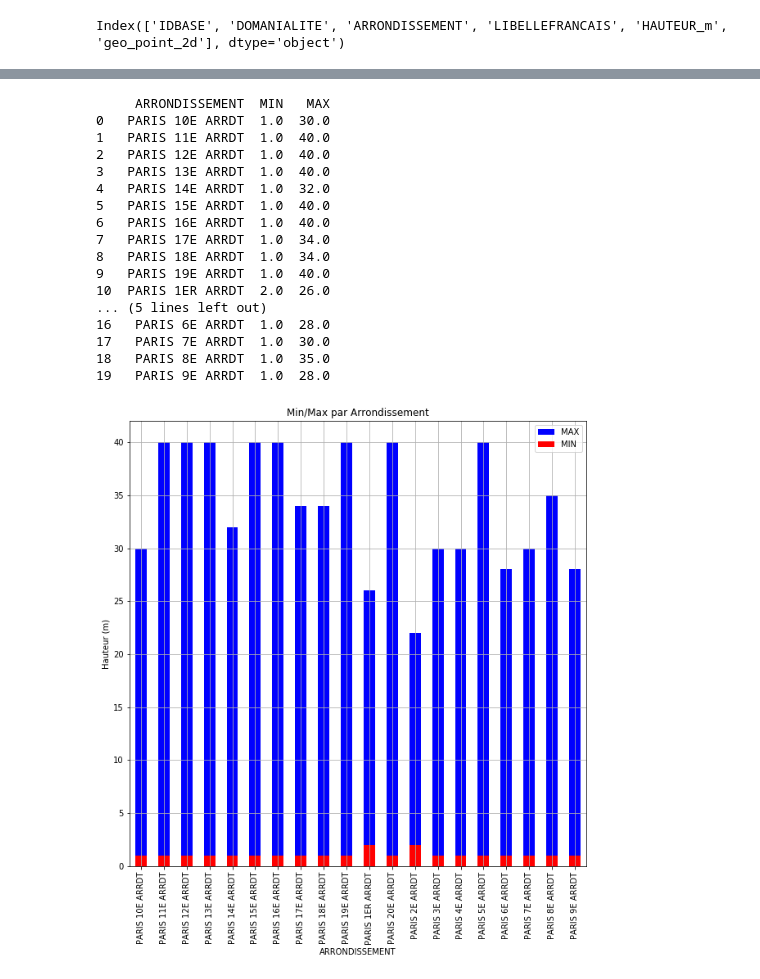
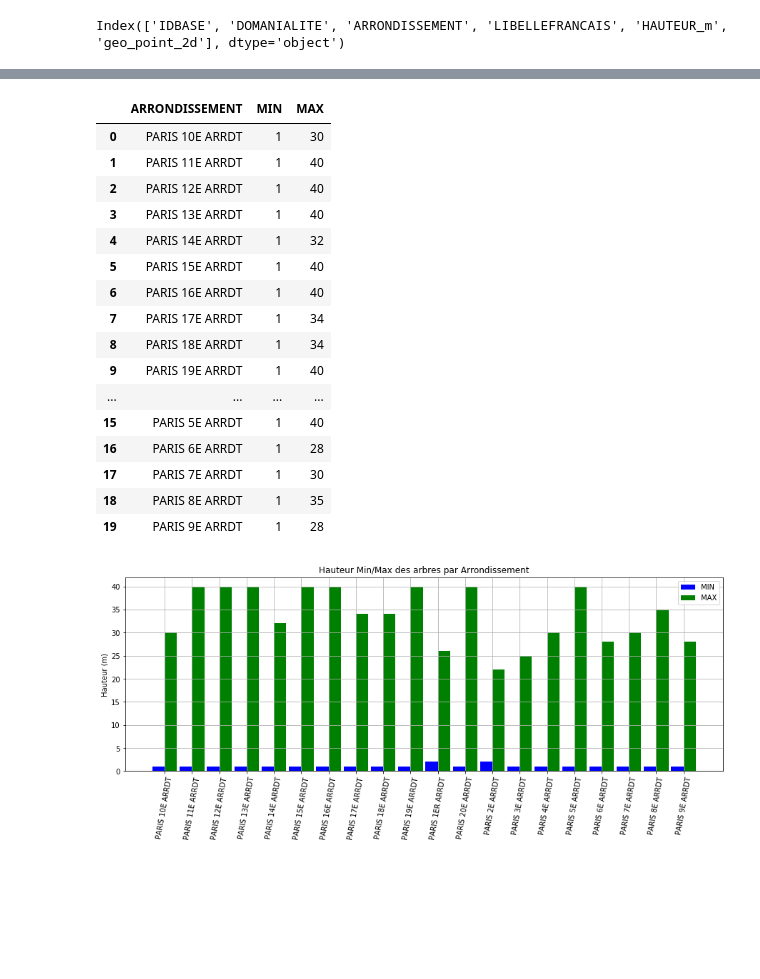
Before and after one commit to emarciano78/ArbresParis, a Jupyter notebook: arbres.ipynb, the cells around one changed output, grey strips where cells are left out. Saved outputs shown, nothing was run; the diff lists cells and outputs as text; code cells hidden in the pictures; blank space fills up the shorter version.

```diff
--- a/arbres.ipynb
+++ b/arbres.ipynb
@@ -7,12 +11,13 @@ from tabulate import tabulate      #pip install tabulate
 # %%
+# Parametrage de Pandas et de MatPlotLib
+
 pd.set_option('display.max_columns', 50)    # Force pandas à afficher plus de 8 colonnes
-pd.set_option('display.width', 1000)        # Force à afficher plus de 80 ligne
+pd.set_option('display.max_rows', 1000)     # Force à afficher plus de 80 ligne
+pd.set_option('display.width', 1000)        # Force à afficher les longues chaines
 
 # Définit la taille des graphiques
 # Get current size
 fig_size = plt.rcParams["figure.figsize"]
-
-# Prints: [8.0, 6.0]
 print ("Current size:", fig_size)
 
 # Set figure width to 15 and height to 10
@@ -167,50 +196,54 @@ plt.show()
 # %%
 # Hauteur Min/Max par ARRONDISSEMENT
 # ----------------------------------
 
 # Set figure width to 15 and height to 10
-fig_size[0] = 10.0
-fig_size[1] = 10.0
+fig_size[0] = 15.0
+fig_size[1] = 5.0
 plt.rcParams["figure.figsize"] = fig_size
 
 df1 = df[(df["HAUTEUR_m"] >= 1) & (df["HAUTEUR_m"] <= 40)]   # Ne recupere que les arbres entre 1 m et 40 m
 df1 = df1[df1['ARRONDISSEMENT'].str.contains("PARIS")]       # Ne recupere que les Arrondissement de PARIS
 
 dfmin = df1.groupby(["ARRONDISSEMENT"])["HAUTEUR_m"].min()   # Création d'une liste avec la taille min par Arrondissement
 dfmax = df1.groupby(["ARRONDISSEMENT"])["HAUTEUR_m"].max()   # Création d'une liste avec la taille max par Arrondissement
 
 df2 = pd.concat([dfmin, dfmax], axis=1).reset_index()    # Création d'une dataframe avec les deux listes
 df2 = df2.set_axis(['ARRONDISSEMENT','MIN', 'MAX'], axis=1, inplace=False)  # Nommage des colonnes
 
-print(df2)
+display(df2)
 
-ax = plt.gca() # gca stands for 'get current axis'
-df2.plot(kind='bar',x='ARRONDISSEMENT',y='MAX', color='blue', ax=ax)  # Création des 2 graphes
-df2.plot(kind='bar',x='ARRONDISSEMENT',y='MIN', color='red', ax=ax)
+# Boucle sur les elements, puis dessine manuellement les barres en les décalant
+for index, row in df2.iterrows():
+    plt.bar(row["ARRONDISSEMENT"] , 0, color = 'b', width = 0.25) # + 0.00
+    plt_min = plt.bar(index-0.45/2 , row["MIN"], color = 'b', width = 0.45) # + 0.00
+    plt_max = plt.bar(index+0.45/2 , row["MAX"], color = 'g', width = 0.45) # + 0.25
 
-plt.title('Min/Max par Arrondissement')    # Titre
+plt.title('Hauteur Min/Max des arbres par Arrondissement')    # Titre
 plt.ylabel("Hauteur (m)")
+plt.xticks(rotation=80)
 plt.grid(True)                             # Affichage d'une grille
+plt.legend((plt_min,plt_max),('MIN', 'MAX'),loc='upper right')  # Ajoute une légende
 plt.show()
 # %% [output]
-     ARRONDISSEMENT  MIN   MAX
-0   PARIS 10E ARRDT  1.0  30.0
-1   PARIS 11E ARRDT  1.0  40.0
-2   PARIS 12E ARRDT  1.0  40.0
-3   PARIS 13E ARRDT  1.0  40.0
-4   PARIS 14E ARRDT  1.0  32.0
-5   PARIS 15E ARRDT  1.0  40.0
-6   PARIS 16E ARRDT  1.0  40.0
-7   PARIS 17E ARRDT  1.0  34.0
-8   PARIS 18E ARRDT  1.0  34.0
-9   PARIS 19E ARRDT  1.0  40.0
-10  PARIS 1ER ARRDT  2.0  26.0
-... (5 lines left out)
-16   PARIS 6E ARRDT  1.0  28.0
-17   PARIS 7E ARRDT  1.0  30.0
-18   PARIS 8E ARRDT  1.0  35.0
-19   PARIS 9E ARRDT  1.0  28.0
+|  | ARRONDISSEMENT | MIN | MAX |
+| 0 | PARIS 10E ARRDT | 1 | 30 |
+| 1 | PARIS 11E ARRDT | 1 | 40 |
+| 2 | PARIS 12E ARRDT | 1 | 40 |
+| 3 | PARIS 13E ARRDT | 1 | 40 |
+| 4 | PARIS 14E ARRDT | 1 | 32 |
+| 5 | PARIS 15E ARRDT | 1 | 40 |
+| 6 | PARIS 16E ARRDT | 1 | 40 |
+| 7 | PARIS 17E ARRDT | 1 | 34 |
+| 8 | PARIS 18E ARRDT | 1 | 34 |
+| 9 | PARIS 19E ARRDT | 1 | 40 |
+| ... | ... | ... | ... |
+| 15 | PARIS 5E ARRDT | 1 | 40 |
+| 16 | PARIS 6E ARRDT | 1 | 28 |
+| 17 | PARIS 7E ARRDT | 1 | 30 |
+| 18 | PARIS 8E ARRDT | 1 | 35 |
+| 19 | PARIS 9E ARRDT | 1 | 28 |
-[figure, old version]
+[figure, new version]
 # %%
 # Set figure width to 15 and height to 10
 fig_size[0] = 8.0
```
Also changed, not shown: parts of 21 cells of this notebook, 1 other file.
